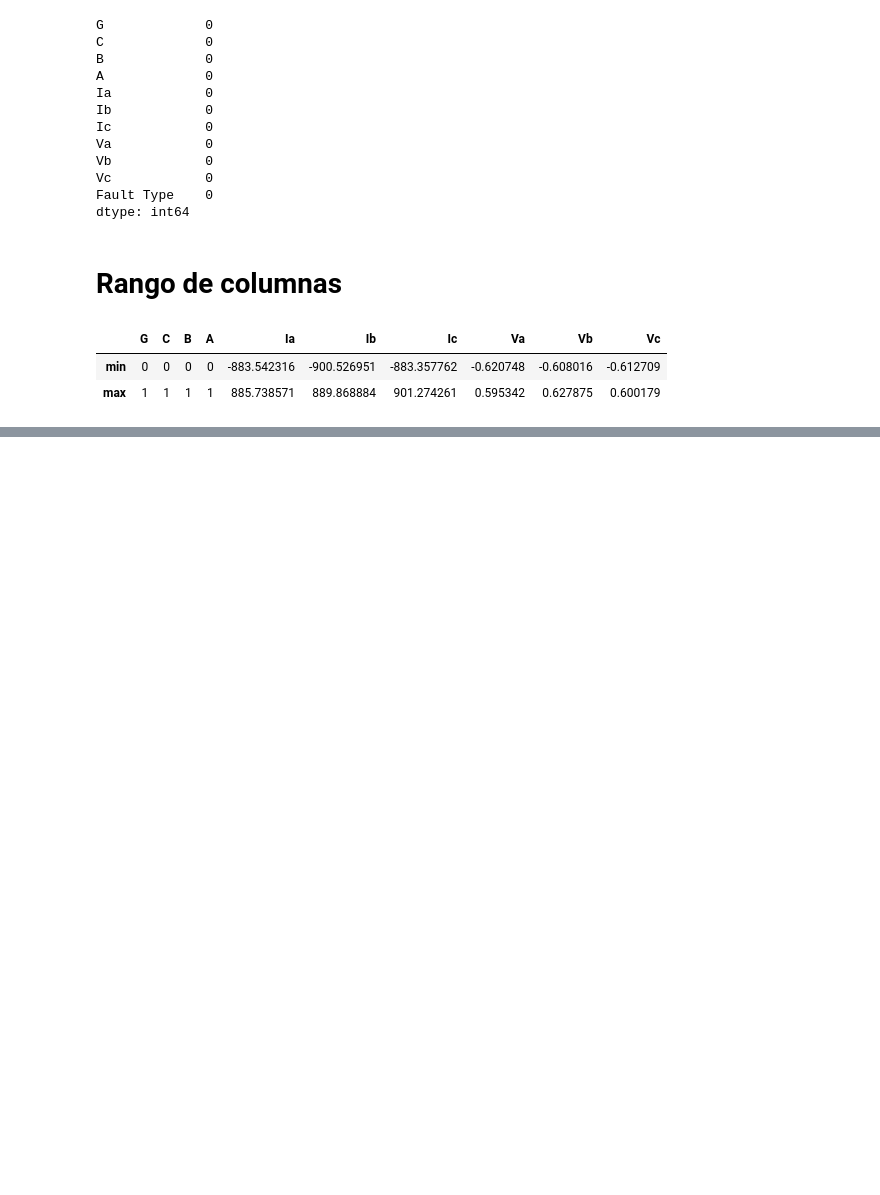
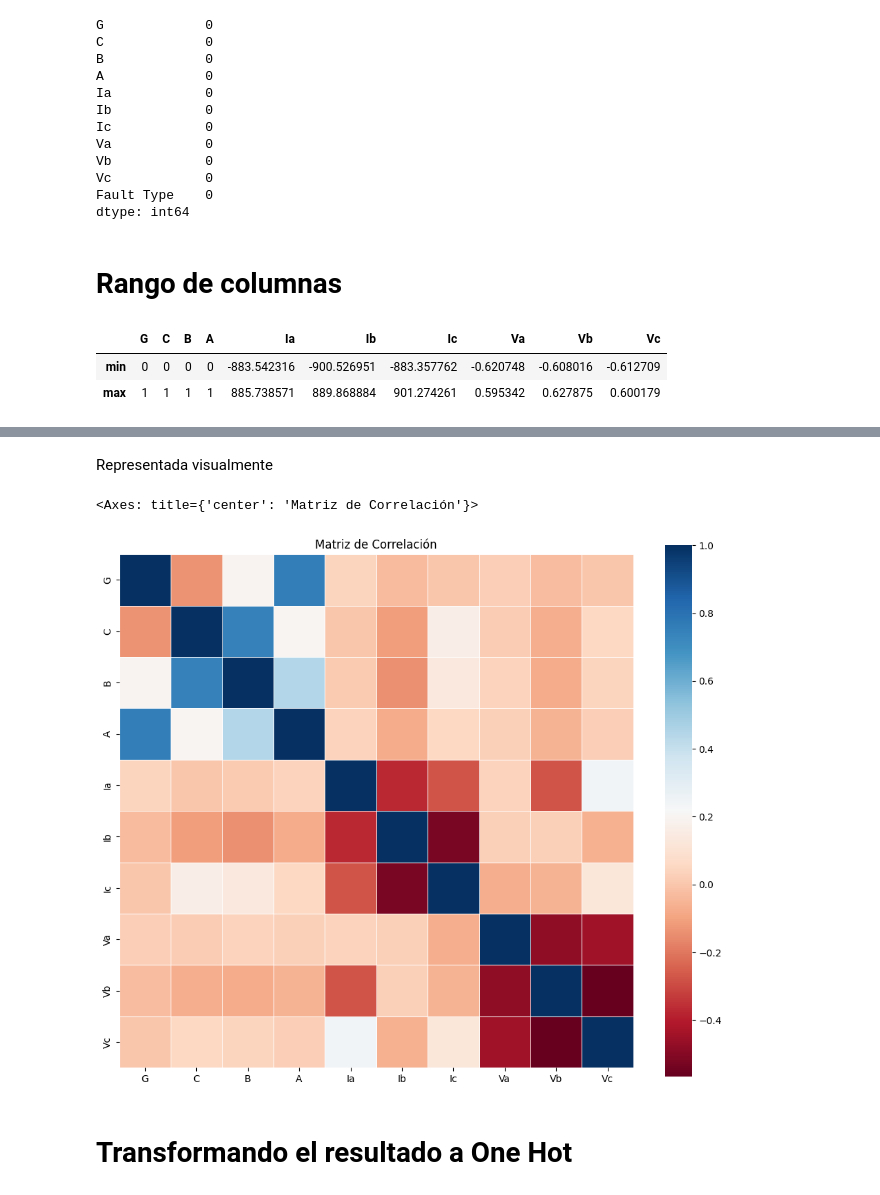
Before and after one commit to julian-rosas/red-neuronal-deteccion-fallas-energia, a Jupyter notebook: RedNeuronal.ipynb, the cells around one changed output, grey strips where cells are left out. Saved outputs shown, nothing was run; the diff lists cells and outputs as text; code cells hidden in the pictures; blank space fills up the shorter version.

```diff
--- a/RedNeuronal.ipynb
+++ b/RedNeuronal.ipynb
@@ -175,0 +177,15 @@ Hay dos generadore
+# %%
+# Obtener columnas categóricas, para saber cuales quitar
+categorical_cols = df.select_dtypes(include=["object"]).columns
+
+# Quedarse con las columnas numéricas solamente, pero no asignar a df
+# La variable numeric_cols la obtuvimos en un paso anterior.
+df_numeric = df[numeric_cols]
+
+# Imprimir la cantidad de columnas numéricas
+print(f"Cantidad de columnas numéricas: {df_numeric.shape[1]}")
+
+# Matriz de correlación usando pandas
+correlation_matrix = df_numeric.corr()
+# Mostrar matriz de correlación
+correlation_matrix
@@ -175,0 +205,20 @@ Hay dos generadore
+# %% [markdown]
+Representada visualmente
+# %%
+# Visualización de la matriz de correlación
+plt.figure(figsize=(12, 10))
+plt.title("Matriz de Correlación")
+# Add heatmap with grid
+sns.heatmap(
+    correlation_matrix,  # Matriz de correlación
+    cmap="RdBu",  # Color con gradiente de rojo a azul
+    annot=False,  # No mostrar valores en las celdas, se puede cambiar a True
+    square=True,  # Hacer los cuadrados iguales
+    linecolor="white",  # Color de las líneas que separan las celdas
+    linewidths=0.5,  # Grosor de las líneas que separan las celdas
+)
+# %% [output]
+<Axes: title={'center': 'Matriz de Correlación'}>
+[figure, added]
+# %% [markdown]
+# Transformando el resultado a One Hot
```
Also changed, not shown: parts of 6 cells of this notebook.
